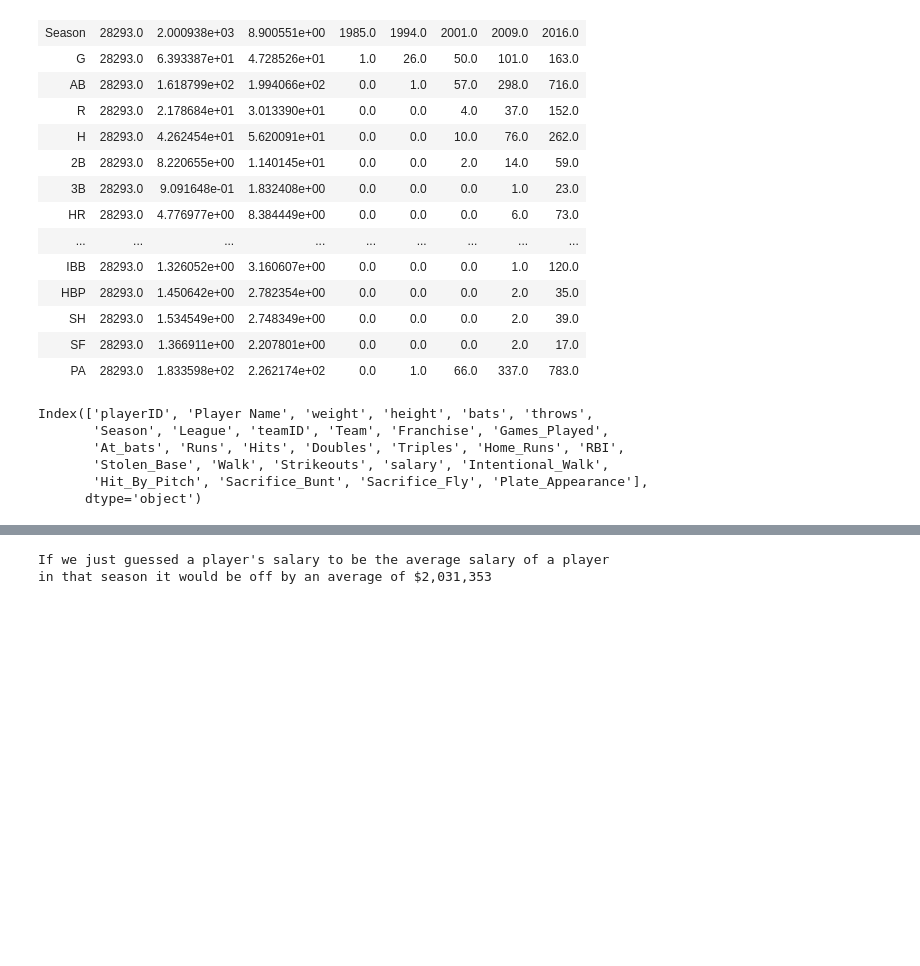
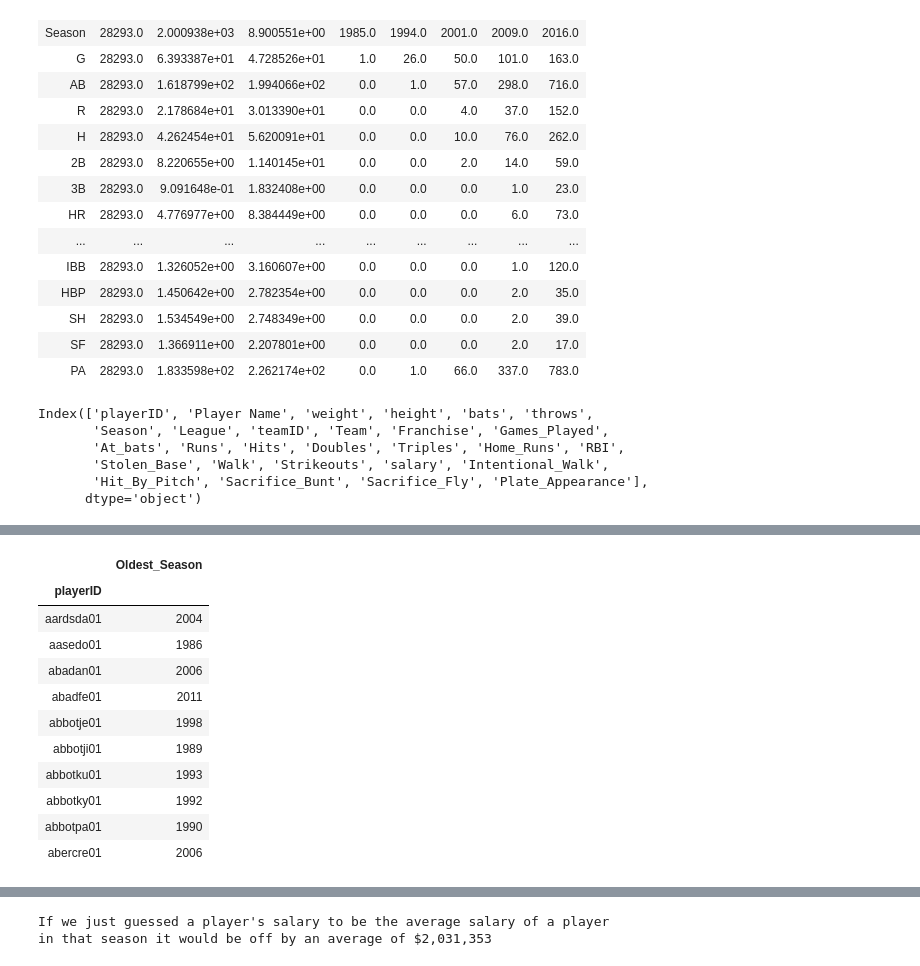
Before and after one commit to jbell1991/mlb-data, a Jupyter notebook: MLB Stats.ipynb, the cells around one changed output, grey strips where cells are left out. Saved outputs shown, nothing was run; the diff lists cells and outputs as text; code cells hidden in the pictures; blank space fills up the shorter version.

```diff
--- a/MLB Stats.ipynb
+++ b/MLB Stats.ipynb
@@ -96,0 +110,6 @@ df['AVG'] = df['AVG'].fillna(0)
+# %%
+# on-base plus slugging = on-base percentage + slugging percentage
+df['On_Base_Plus_Slugging'] = df['On_Base_Percentage'] + df['Slugging_Percentage']
+# %%
+# walks as a percentage of plate appearances
+df['Walk_Percentage'] = df['Walk'] / df['Plate_Appearance']
@@ -96,0 +148,19 @@ df['AVG'] = df['AVG'].fillna(0)
+# %%
+# getting oldest season for a player
+year = df[['playerID', 'Season']]
+year = year.rename(columns={'Season': 'Oldest_Season'})
+year = year.sort_values('playerID').groupby('playerID').min()
+year.head(10)
+# %% [output]
+|  | Oldest_Season |
+| playerID |  |
+| aardsda01 | 2004 |
+| aasedo01 | 1986 |
+| abadan01 | 2006 |
+| abadfe01 | 2011 |
+| abbotje01 | 1998 |
+| abbotji01 | 1989 |
+| abbotku01 | 1993 |
+| abbotky01 | 1992 |
+| abbotpa01 | 1990 |
+| abercre01 | 2006 |
```
Also changed, not shown: parts of 28 cells of this notebook.
